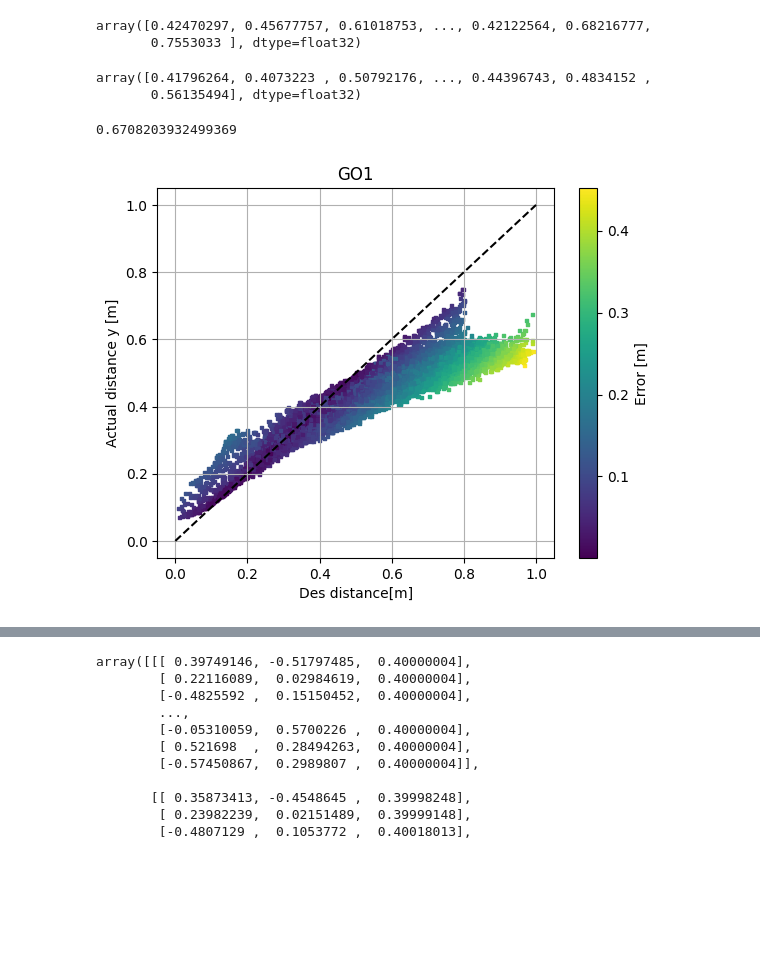
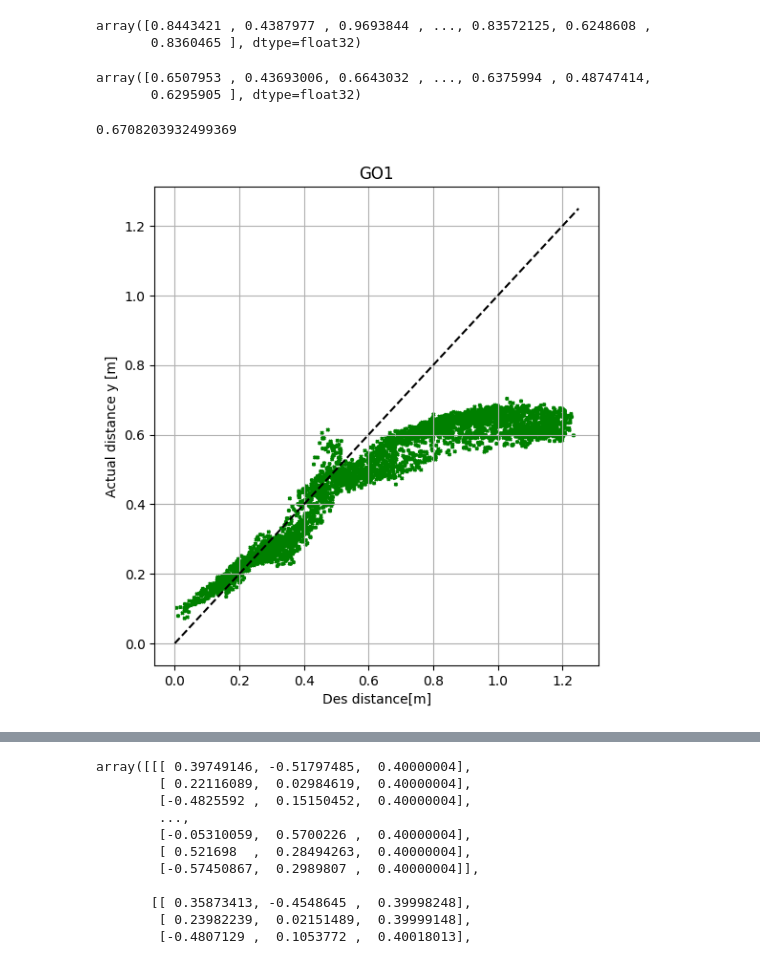
Before and after one commit to mfocchi/guided-rl-jump, a Jupyter notebook: source/standalone/development/notebooks/results_plot.ipynb, the cells around one changed output, grey strips where cells are left out. Cells and saved outputs as stored; diff of their text form; code cells hidden in the pictures; blank space fills up the shorter version.

```diff
--- a/source/standalone/development/notebooks/results_plot.ipynb
+++ b/source/standalone/development/notebooks/results_plot.ipynb
@@ -46,0 +41,3 @@ array([[-0.42349243,  0.03204346],
+# %%
+des = data[0][:, :2][(abs(data[0][:, 1]) < 0.3) & (data[0][:, 0] >= 0)]
+des.shape
@@ -57,0 +51,3 @@ array([[-0.41789246,  0.00765991],
+# %%
+actual = data[1][:, :2][(abs(data[0][:, 1]) < 0.3) & (data[0][:, 0] >= 0)]
+actual.shape
@@ -118,31 +75,32 @@ plt.show()
 des_dist = np.linalg.norm(des, axis=1)
 des_dist
 # %% [output]
-array([0.42470297, 0.45677757, 0.61018753, ..., 0.42122564, 0.68216777,
-       0.7553033 ], dtype=float32)
+array([0.8443421 , 0.4387977 , 0.9693844 , ..., 0.83572125, 0.6248608 ,
+       0.8360465 ], dtype=float32)
 # %%
 actual_dist = np.linalg.norm(actual, axis=1)
 actual_dist
 # %% [output]
-array([0.41796264, 0.4073223 , 0.50792176, ..., 0.44396743, 0.4834152 ,
-       0.56135494], dtype=float32)
+array([0.6507953 , 0.43693006, 0.6643032 , ..., 0.6375994 , 0.48747414,
+       0.6295905 ], dtype=float32)
 # %%
 np.linalg.norm([0.6,.3])
 # %% [output]
 0.6708203932499369
 # %%
+
+plt.figure(figsize=(6, 6.5))
 plt.grid()
-plt.scatter(des_dist,actual_dist, np.full(des[: , 1].shape,5), marker='s', c=err, alpha=1)
+plt.scatter(des_dist,actual_dist, np.full(des[: , 1].shape,5), marker='x', alpha=1, color="green")
 plt.title("GO1")
-# plt.plot([0.0,1.25],[0.0,1.25], '--', color="black")
-plt.plot([0.0,1.],[0.0,1.], '--', color="black")
-plt.colorbar(label="Error [m]")
+plt.plot([0.0,1.25],[0.0,1.25], '--', color="black")
+# plt.colorbar(label="Error [m]")
 plt.xlabel("Des distance[m]")
 plt.ylabel("Actual distance y [m]")
 plt.savefig(data_path+"diag_err.pdf")
 plt.show()
 # %% [output]
-[figure, old version]
+[figure, new version]
 # %%
 perc_err = err / des_dist
 perc_err
```
Also changed, not shown: parts of 16 cells of this notebook, 10 other files.
